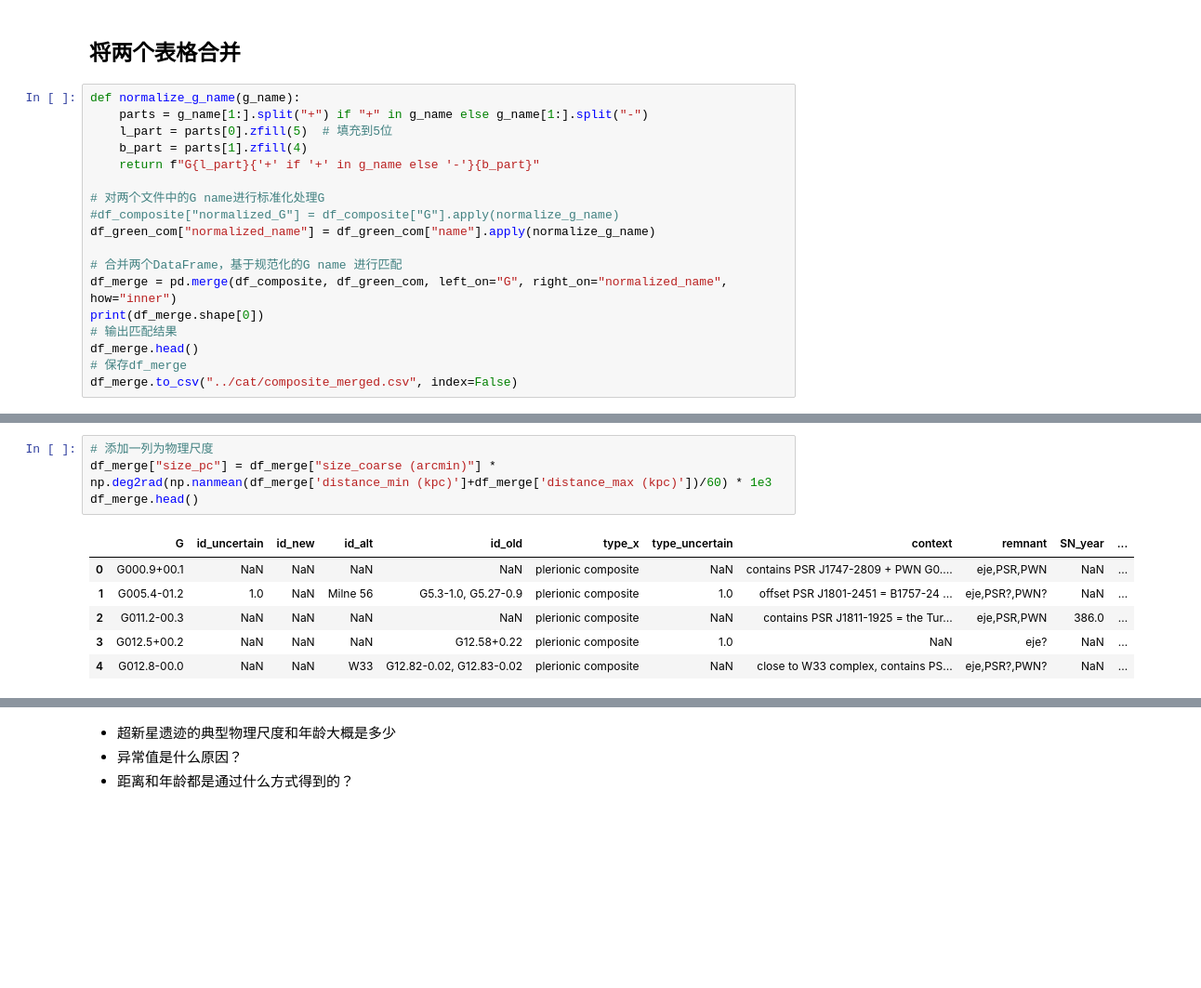
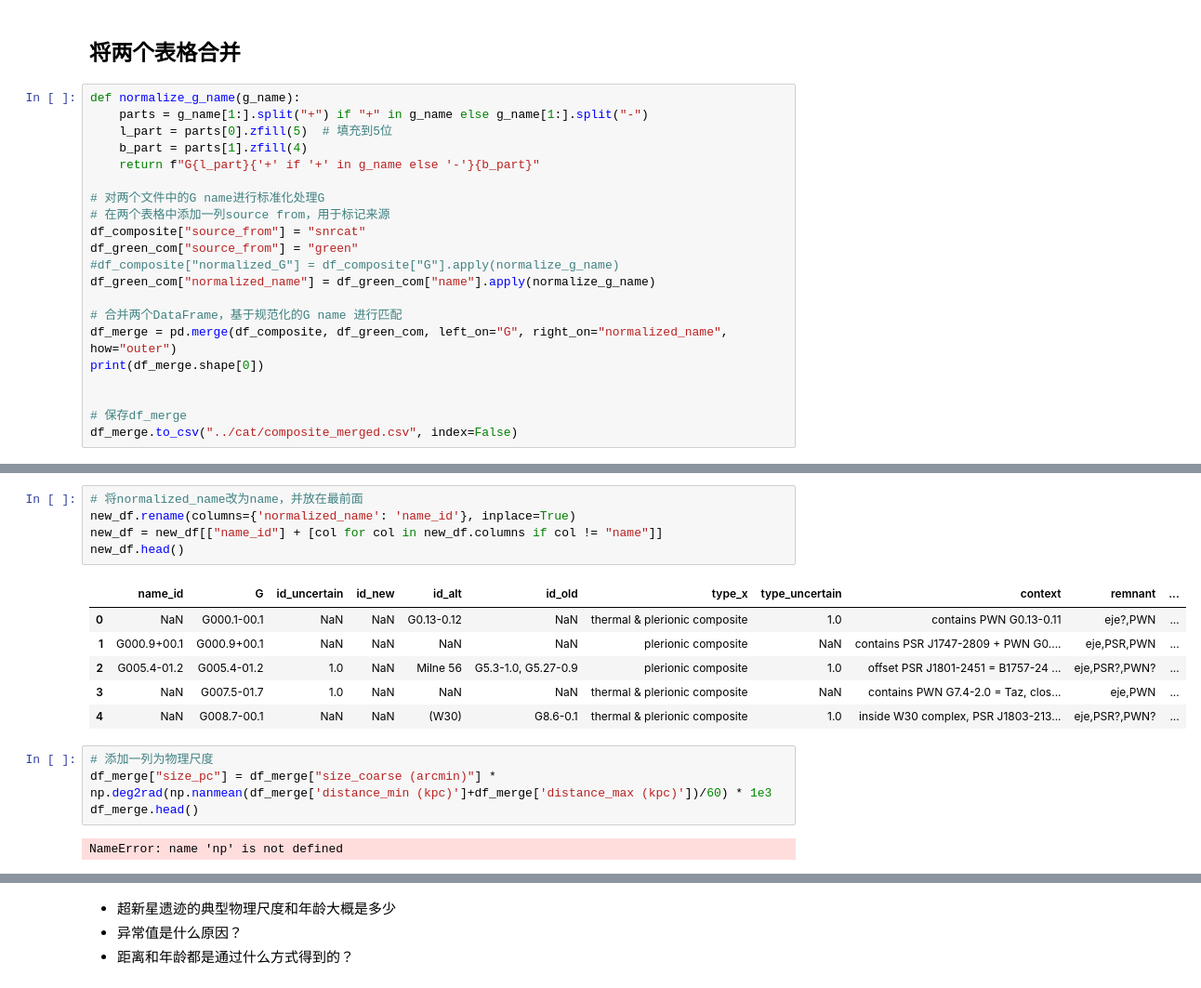
Before and after one commit to whjing/radioAstro, a Jupyter notebook: composite-snr/code/composite.ipynb, the cells around one changed output, grey strips where cells are left out. Shown at 93% size. Cells and saved outputs as stored; diff of their text form; blank space fills up the shorter version.

```diff
--- a/composite-snr/code/composite.ipynb
+++ b/composite-snr/code/composite.ipynb
@@ -155,14 +155,17 @@ def normalize_g_name(g_name):
     return f"G{l_part}{'+' if '+' in g_name else '-'}{b_part}"
 
 # 对两个文件中的G name进行标准化处理G
+# 在两个表格中添加一列source from，用于标记来源
+df_composite["source_from"] = "snrcat"
+df_green_com["source_from"] = "green"
 #df_composite["normalized_G"] = df_composite["G"].apply(normalize_g_name)
 df_green_com["normalized_name"] = df_green_com["name"].apply(normalize_g_name)
 
 # 合并两个DataFrame，基于规范化的G name 进行匹配
-df_merge = pd.merge(df_composite, df_green_com, left_on="G", right_on="normalized_name", how="inner")
+df_merge = pd.merge(df_composite, df_green_com, left_on="G", right_on="normalized_name", how="outer")
 print(df_merge.shape[0])
-# 输出匹配结果
-df_merge.head()
+
+
 # 保存df_merge
 df_merge.to_csv("../cat/composite_merged.csv", index=False)
 # %% [output]
@@ -175,14 +261,21 @@ See the caveats in the documentation: https://pandas.pydata.org/pandas-docs/stab
+# %%
+# 将normalized_name改为name，并放在最前面
+new_df.rename(columns={'normalized_name': 'name_id'}, inplace=True)
+new_df = new_df[["name_id"] + [col for col in new_df.columns if col != "name"]]
+new_df.head()
+# %% [output]
+|  | name_id | G | id_uncertain | id_new | id_alt | id_old | type_x | type_uncertain | context | remnant | ... |
+| 0 | NaN | G000.1-00.1 | NaN | NaN | G0.13-0.12 | NaN | thermal & plerionic composite | 1.0 | contains PWN G0.13-0.11 | eje?,PWN | ... |
+| 1 | G000.9+00.1 | G000.9+00.1 | NaN | NaN | NaN | NaN | plerionic composite | NaN | contains PSR J1747-2809 + PWN G0.... | eje,PSR,PWN | ... |
+| 2 | G005.4-01.2 | G005.4-01.2 | 1.0 | NaN | Milne 56 | G5.3-1.0, G5.27-0.9 | plerionic composite | 1.0 | offset PSR J1801-2451 = B1757-24 ... | eje,PSR?,PWN? | ... |
+| 3 | NaN | G007.5-01.7 | 1.0 | NaN | NaN | NaN | thermal & plerionic composite | NaN | contains PWN G7.4-2.0 = Taz, clos... | eje,PWN | ... |
+| 4 | NaN | G008.7-00.1 | NaN | NaN | (W30) | G8.6-0.1 | thermal & plerionic composite | 1.0 | inside W30 complex, PSR J1803-213... | eje,PSR?,PWN? | ... |
 # %%
 # 添加一列为物理尺度
 df_merge["size_pc"] = df_merge["size_coarse (arcmin)"] * np.deg2rad(np.nanmean(df_merge['distance_min (kpc)']+df_merge['distance_max (kpc)'])/60) * 1e3
 df_merge.head()
 # %% [output]
-|  | G | id_uncertain | id_new | id_alt | id_old | type_x | type_uncertain | context | remnant | SN_year | ... |
-| 0 | G000.9+00.1 | NaN | NaN | NaN | NaN | plerionic composite | NaN | contains PSR J1747-2809 + PWN G0.... | eje,PSR,PWN | NaN | ... |
-| 1 | G005.4-01.2 | 1.0 | NaN | Milne 56 | G5.3-1.0, G5.27-0.9 | plerionic composite | 1.0 | offset PSR J1801-2451 = B1757-24 ... | eje,PSR?,PWN? | NaN | ... |
-| 2 | G011.2-00.3 | NaN | NaN | NaN | NaN | plerionic composite | NaN | contains PSR J1811-1925 = the Tur... | eje,PSR,PWN | 386.0 | ... |
-| 3 | G012.5+00.2 | NaN | NaN | NaN | G12.58+0.22 | plerionic composite | 1.0 | NaN | eje? | NaN | ... |
-| 4 | G012.8-00.0 | NaN | NaN | W33 | G12.82-0.02, G12.83-0.02 | plerionic composite | NaN | close to W33 complex, contains PS... | eje,PSR?,PWN? | NaN | ... |
+NameError: name 'np' is not defined
 # %%
 # 绘制物理尺度随年龄的分布
 plt.figure(figsize=(10, 6))
```
Also changed, not shown: parts of 6 cells of this notebook, 2 other files.
